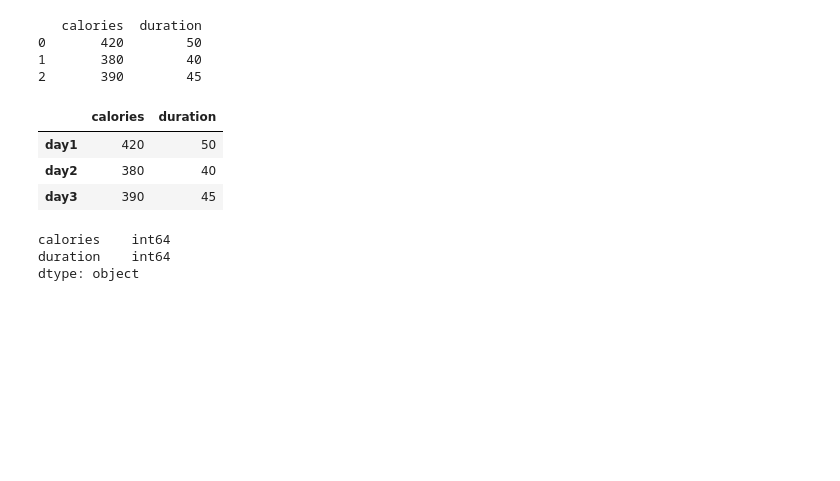
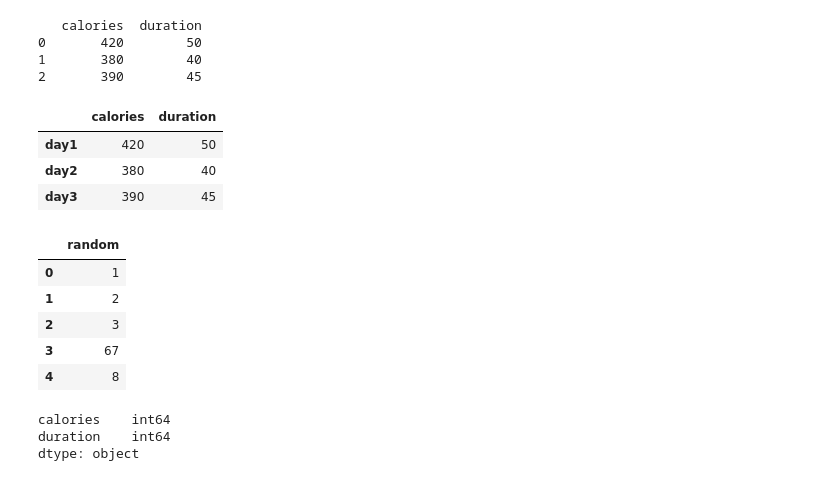
Before and after one commit to yaramostafa/Headway_Tasks, a Jupyter notebook: Python/Practicing.ipynb, the cells around one changed output. Saved outputs shown, nothing was run; the diff lists cells and outputs as text; code cells hidden in the pictures; blank space fills up the shorter version.

```diff
--- a/Python/Practicing.ipynb
+++ b/Python/Practicing.ipynb
@@ -543,6 +543,17 @@ df
 | day1 | 420 | 50 |
 | day2 | 380 | 40 |
 | day3 | 390 | 45 |
+# %%
+list_try = [1, 2, 3, 67, 8]
+df = pd.DataFrame(data = list_try, columns = ["random"],dtype = 'int64')
+df
+# %% [output]
+|  | random |
+| 0 | 1 |
+| 1 | 2 |
+| 2 | 3 |
+| 3 | 67 |
+| 4 | 8 |
 # %%
 df.dtypes
 # %% [output]
```
Also changed, not shown: parts of 24 cells of this notebook, 2 other files.
